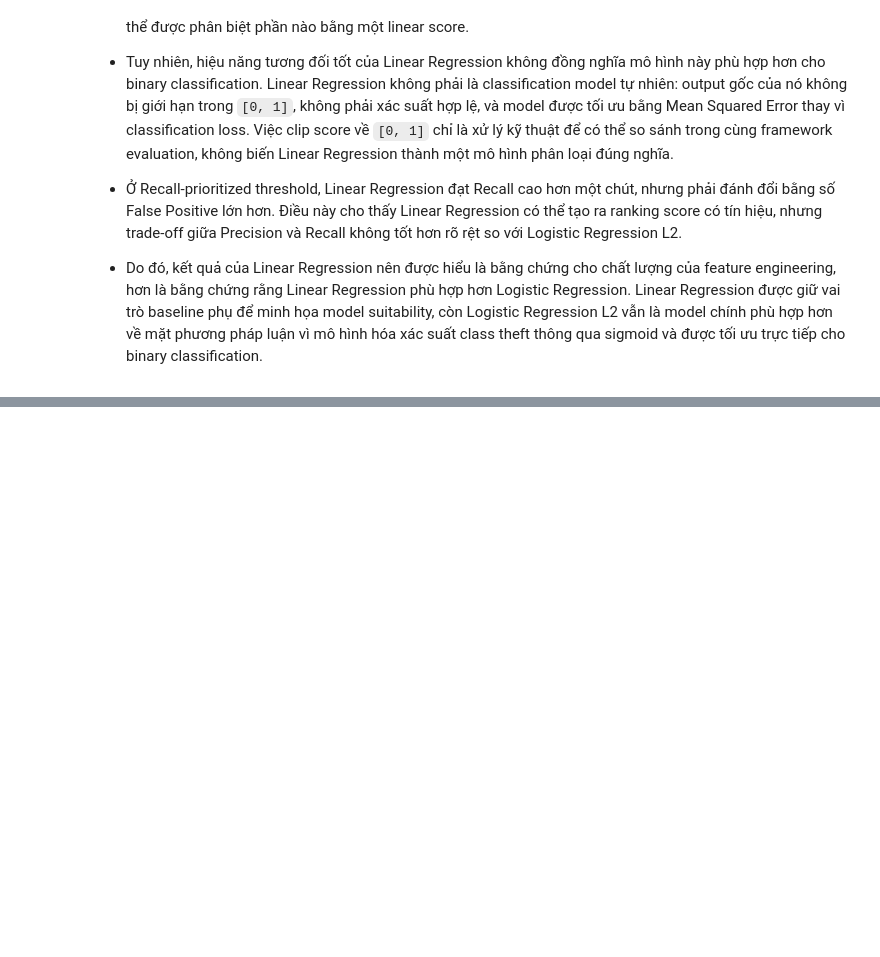
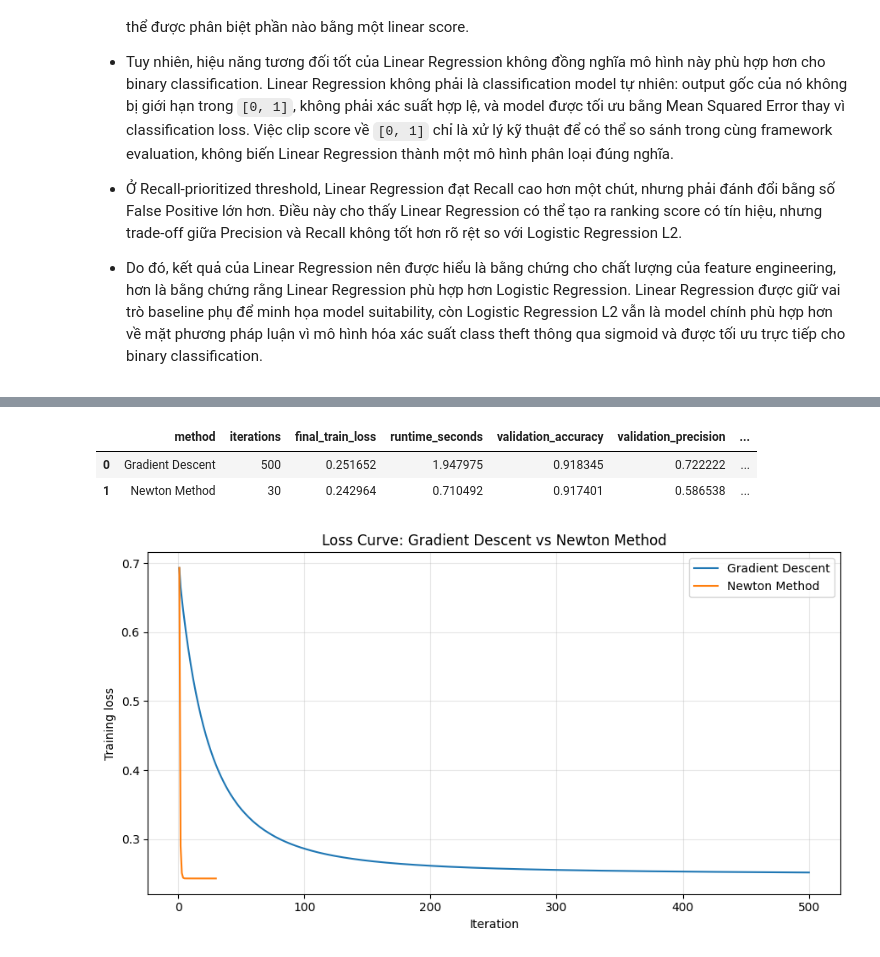
Before and after one commit to longzu-ComputerScience/CS114----ML-Project---Energy-Theft-Detection, a Jupyter notebook: notebooks/model_training_quoc_thai.ipynb, the cells around one changed output, grey strips where cells are left out. Saved outputs shown, nothing was run; the diff lists cells and outputs as text; code cells hidden in the pictures; blank space fills up the shorter version.

Commit message:
Add optimization comparison for logistic regression

```diff
--- a/notebooks/model_training_quoc_thai.ipynb
+++ b/notebooks/model_training_quoc_thai.ipynb
@@ -1975,0 +2296,22 @@ current_model_comparison_test_df
+# %%
+# 15.6. Train Logistic Regression bằng Gradient Descent và Newton Method
+
+gd_weights, gd_loss_history, gd_runtime_seconds = train_logistic_regression_gd(
+    X=X_opt_train_bias, y=y_opt_train, learning_rate=0.1, max_iter=500, tolerance=1e-7
+)
+
+newton_weights, newton_loss_history, newton_runtime_seconds = (
+    train_logistic_regression_newton(
+        X=X_opt_train_bias, y=y_opt_train, max_iter=30, tolerance=1e-7, damping=1e-4
+    )
+)
+
+print("Gradient Descent:")
+print(f"- Iterations      : {len(gd_loss_history)}")
+print(f"- Final train loss: {gd_loss_history[-1]:.6f}")
+print(f"- Runtime seconds : {gd_runtime_seconds:.4f}")
+
+print("\nNewton Method:")
+print(f"- Iterations      : {len(newton_loss_history)}")
+print(f"- Final train loss: {newton_loss_history[-1]:.6f}")
+print(f"- Runtime seconds : {newton_runtime_seconds:.4f}")
@@ -1975,0 +2353,57 @@ current_model_comparison_test_df
+# %%
+# 15.8. Tạo bảng so sánh Gradient Descent và Newton Method
+
+optimization_comparison_df = pd.DataFrame(
+    [
+        {
+            "method": "Gradient Descent",
+            "iterations": len(gd_loss_history),
+            "final_train_loss": gd_loss_history[-1],
+            "runtime_seconds": gd_runtime_seconds,
+            "validation_accuracy": gd_val_row["accuracy"],
+            "validation_precision": gd_val_row["precision"],
+            "validation_recall": gd_val_row["recall"],
+            "validation_f1_score": gd_val_row["f1_score"],
+            "validation_roc_auc": gd_val_row["roc_auc"],
+            "validation_pr_auc": gd_val_row["pr_auc"],
+        },
+        {
+            "method": "Newton Method",
+            "iterations": len(newton_loss_history),
+            "final_train_loss": newton_loss_history[-1],
+            "runtime_seconds": newton_runtime_seconds,
+            "validation_accuracy": newton_val_row["accuracy"],
+            "validation_precision": newton_val_row["precision"],
+            "validation_recall": newton_val_row["recall"],
+            "validation_f1_score": newton_val_row["f1_score"],
+            "validation_roc_auc": newton_val_row["roc_auc"],
+            "validation_pr_auc": newton_val_row["pr_auc"],
+        },
+    ]
+)
+
+optimization_comparison_df
+# %% [output]
+|  | method | iterations | final_train_loss | runtime_seconds | validation_accuracy | validation_precision | ... |
+| 0 | Gradient Descent | 500 | 0.251652 | 1.947975 | 0.918345 | 0.722222 | ... |
+| 1 | Newton Method | 30 | 0.242964 | 0.710492 | 0.917401 | 0.586538 | ... |
+# %%
+# 15.9. Vẽ loss curve so sánh Gradient Descent và Newton Method
+
+plt.figure(figsize=(9, 5))
+
+plt.plot(range(1, len(gd_loss_history) + 1), gd_loss_history, label="Gradient Descent")
+
+plt.plot(
+    range(1, len(newton_loss_history) + 1), newton_loss_history, label="Newton Method"
+)
+
+plt.xlabel("Iteration")
+plt.ylabel("Training loss")
+plt.title("Loss Curve: Gradient Descent vs Newton Method")
+plt.legend()
+plt.grid(True, alpha=0.3)
+plt.tight_layout()
+plt.show()
+# %% [output]
+[figure, added]
```
Also changed, not shown: parts of 9 cells of this notebook.
